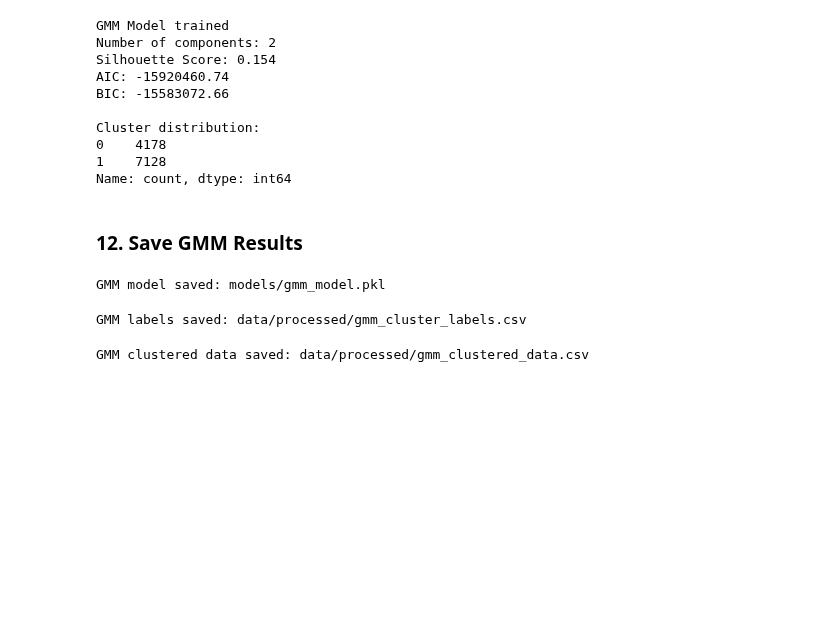
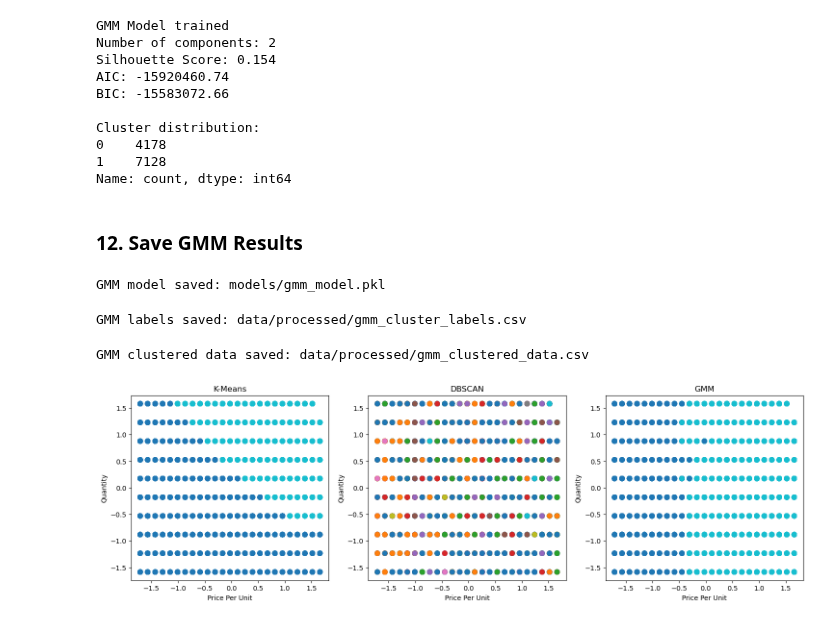
Before and after one commit to alberehap/Project-ML, a Jupyter notebook: unsupervised_models.ipynb, the cells around one changed output. Cells and saved outputs as stored; diff of their text form; code cells hidden in the pictures; blank space fills up the shorter version.

```diff
--- a/unsupervised_models.ipynb
+++ b/unsupervised_models.ipynb
@@ -328,3 +308,21 @@ df_gmm.to_csv('data/processed/gmm_clustered_data.csv', index=False)
 print("GMM clustered data saved: data/processed/gmm_clustered_data.csv")
 # %% [output]
 GMM clustered data saved: data/processed/gmm_clustered_data.csv
+# %%
+import matplotlib.pyplot as plt
+
+fig, axes = plt.subplots(1, 3, figsize=(18,5))
+
+models = [('K-Means', cluster_labels),
+          ('DBSCAN', dbscan_labels),
+          ('GMM', gmm_labels)]
+
+for ax, (name, labels) in zip(axes, models):
+    scatter = ax.scatter(X.iloc[:,0], X.iloc[:,1], c=labels, cmap='tab10', s=50)
+    ax.set_title(name)
+    ax.set_xlabel(X.columns[0])
+    ax.set_ylabel(X.columns[1])
+
+plt.show()
+# %% [output]
+[figure, added]
```
Also changed, not shown: parts of 2 cells of this notebook.
